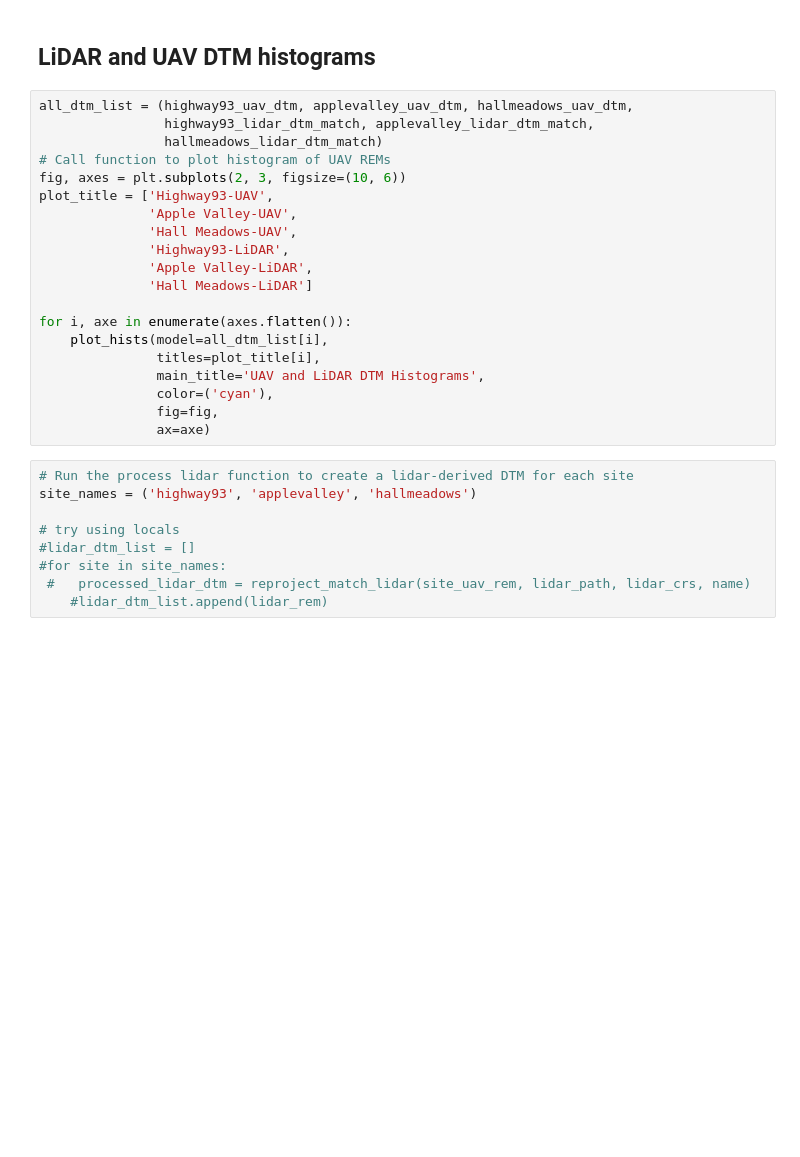
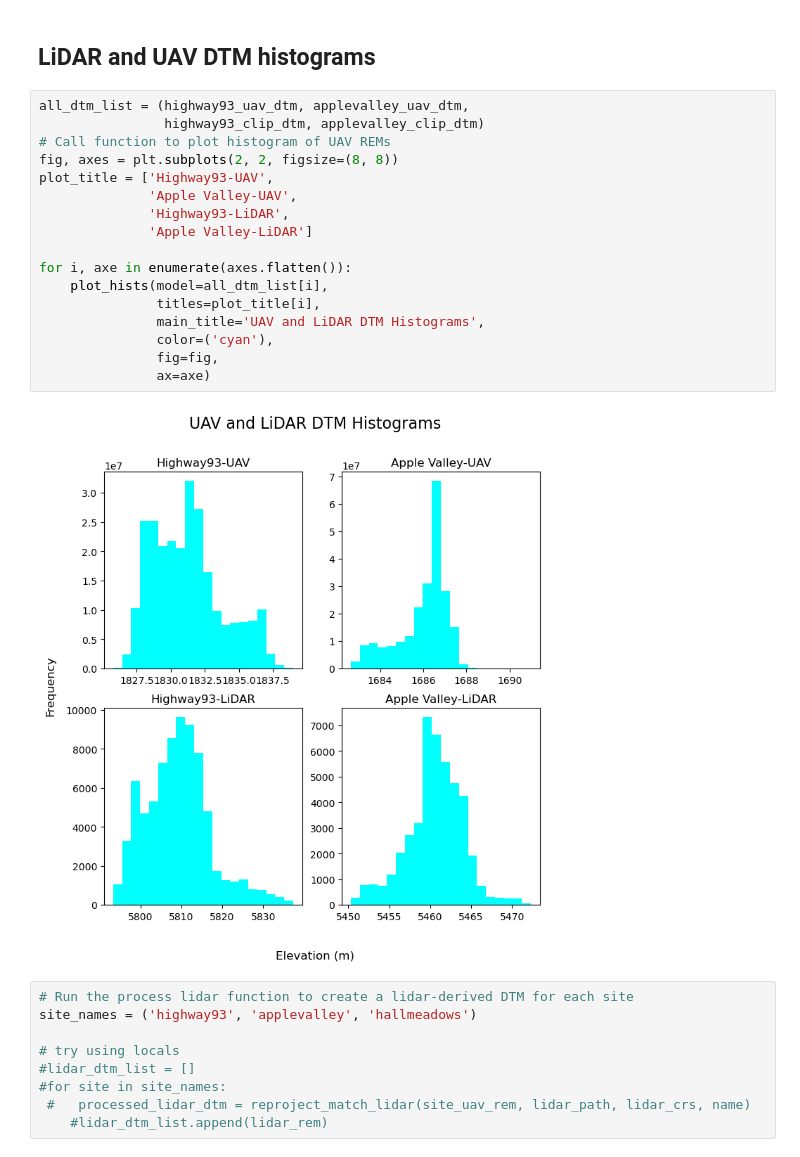
Before and after one commit to lechipman/example-project-repository, a Jupyter notebook: lidar_processing.ipynb, the cells around one changed output. Drawn from its saved outputs; the diff is of its cells as text; blank space fills up the shorter version.

```diff
--- a/lidar_processing.ipynb
+++ b/lidar_processing.ipynb
@@ -275,25 +398,24 @@ highway93_lidar_dtm_match = reproject_match_lidar(site_uav_rem = highway93_uav_r
 # %% [markdown]
 ## LiDAR and UAV DTM histograms
 # %%
-all_dtm_list = (highway93_uav_dtm, applevalley_uav_dtm, hallmeadows_uav_dtm,
-                highway93_lidar_dtm_match, applevalley_lidar_dtm_match,
-                hallmeadows_lidar_dtm_match)
+all_dtm_list = (highway93_uav_dtm, applevalley_uav_dtm,
+                highway93_clip_dtm, applevalley_clip_dtm)
 # Call function to plot histogram of UAV REMs
-fig, axes = plt.subplots(2, 3, figsize=(10, 6))
+fig, axes = plt.subplots(2, 2, figsize=(8, 8))
 plot_title = ['Highway93-UAV',
               'Apple Valley-UAV',
-              'Hall Meadows-UAV',
               'Highway93-LiDAR',
-              'Apple Valley-LiDAR',
-              'Hall Meadows-LiDAR']
+              'Apple Valley-LiDAR']
 
 for i, axe in enumerate(axes.flatten()):
     plot_hists(model=all_dtm_list[i],
                titles=plot_title[i],
                main_title='UAV and LiDAR DTM Histograms',
                color=('cyan'),
                fig=fig,
                ax=axe)
+# %% [output]
+[figure, added]
 # %%
 # Run the process lidar function to create a lidar-derived DTM for each site
 site_names = ('highway93', 'applevalley', 'hallmeadows')
```
Also changed, not shown: parts of 11 cells of this notebook, 1 other file.
